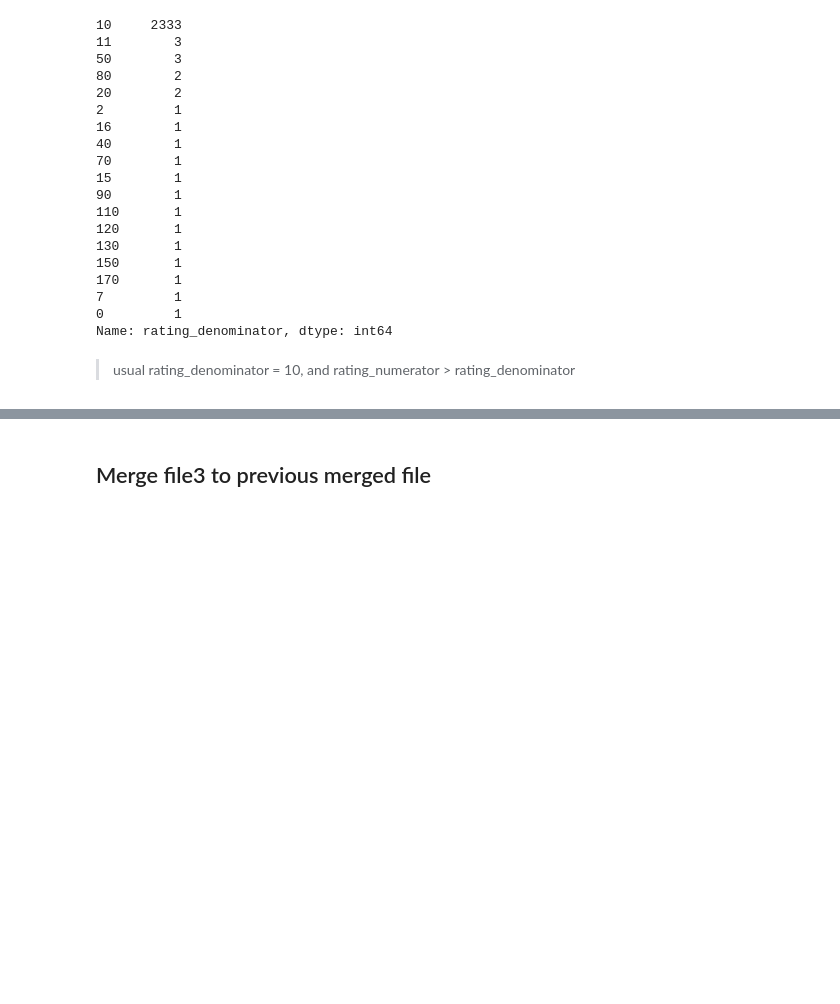
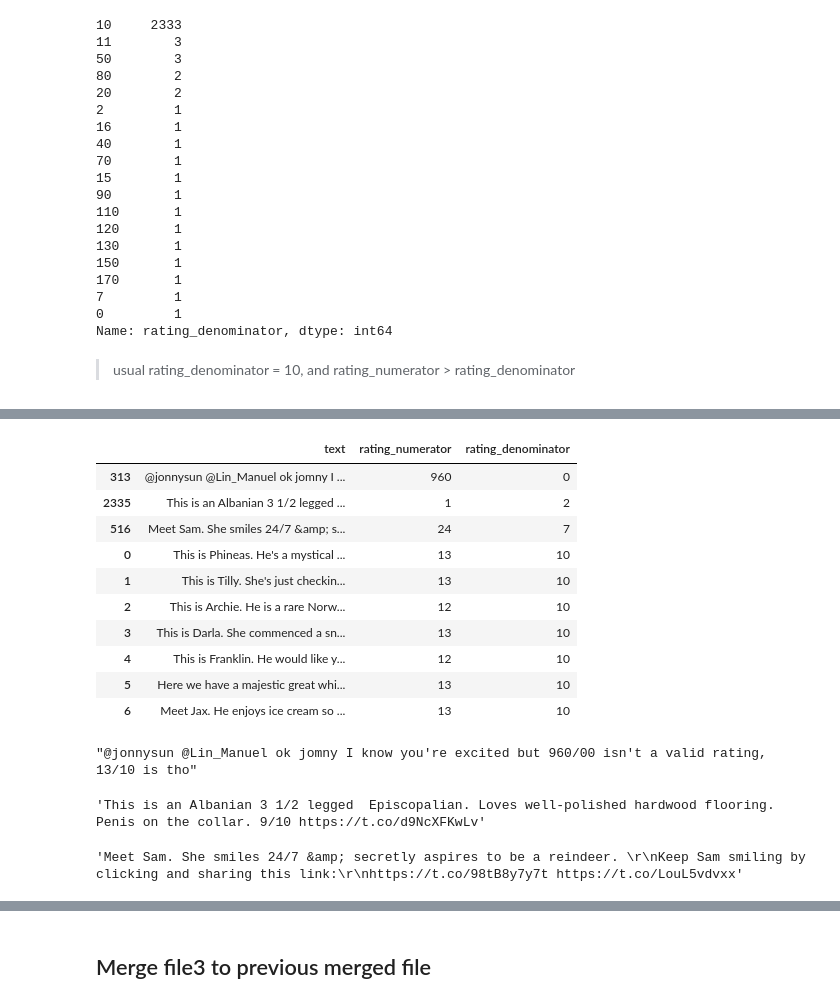
Before and after one commit to Langzzx/dand-advanced-2018, a Jupyter notebook: Data Wrangling and Cleaning/wrangle_act.ipynb, the cells around one changed output, grey strips where cells are left out. Saved outputs shown, nothing was run; the diff lists cells and outputs as text; code cells hidden in the pictures; blank space fills up the shorter version.

```diff
--- a/Data Wrangling and Cleaning/wrangle_act.ipynb
+++ b/Data Wrangling and Cleaning/wrangle_act.ipynb
@@ -543,14 +542,0 @@ l3
-# %%
-df_twitter_clean2['name2'] = np.nan
-#not_name_list = ['This', 'Very', 'We', 'Please', 'Pls', 'He', 'You', 'Here', 'All']
-
-for i in range(len(df_twitter_clean2['name'])):
-    text = df_twitter_clean2.loc[i, 'text']
-    names = re.findall(r'\s([A-Z]{1}[a-z]+)', text)
-    if len(names) == 0:
-        df_twitter_clean2.loc[i, 'name2'] = names[0]
-    elif
-    names[0] == 'This' or names[0] == 'It':
-        df_twitter_clean2.loc[i, 'name2'] = names[1]
-    else:
-        df_twitter_clean2.loc[i, 'name2'] = names[0]
@@ -578,0 +590,14 @@ Name: name2, Length: 1213, dtype: int64
+# %%
+df_twitter_clean2['name2'] = np.nan
+not_name_list = ['This', 'Meet', 'Thank', 'It', 'Both', 'Very', 'We', 'Please', 'Pls', 'He', 'You', 'Here', 'All', 'Looks', 'Not']
+
+for i in range(len(df_twitter_clean2)):
+    text = df_twitter_clean2.loc[i, 'text']
+    names = re.findall(r'\s([A-Z]{1}[a-z]+)', text) # find a first letter is upper and space in front
+
+    for name in not_name_list:
+        if name in names:
+            names.remove(name)
+
+    if names:
+            df_twitter_clean2.loc[i, 'name2'] = names[0]
@@ -578,0 +652,5 @@ Name: name2, Length: 1213, dtype: int64
+# %%
+# remove original name
+df_twitter_clean3 = df_twitter_clean2.drop('name', axis=1)
+# %%
+df_twitter_clean3.rename(columns={'name2': 'Dog_name'}, inplace=True)
@@ -692,0 +751,18 @@ df_clean3.loc[1189, 'text']
+# %%
+df_twitter_clean3.nsmallest(10, 'rating_denominator')[['text', 'rating_numerator', 'rating_denominator']]
+# %% [output]
+|  | text | rating_numerator | rating_denominator |
+| 313 | @jonnysun @Lin_Manuel ok jomny I ... | 960 | 0 |
+| 2335 | This is an Albanian 3 1/2 legged ... | 1 | 2 |
+| 516 | Meet Sam. She smiles 24/7 &amp; s... | 24 | 7 |
+| 0 | This is Phineas. He's a mystical ... | 13 | 10 |
+| 1 | This is Tilly. She's just checkin... | 13 | 10 |
+| 2 | This is Archie. He is a rare Norw... | 12 | 10 |
+| 3 | This is Darla. She commenced a sn... | 13 | 10 |
+| 4 | This is Franklin. He would like y... | 12 | 10 |
+| 5 | Here we have a majestic great whi... | 13 | 10 |
+| 6 | Meet Jax. He enjoys ice cream so ... | 13 | 10 |
+# %%
+df_twitter_clean3.loc[313, 'text']
+# %% [output]
+"@jonnysun @Lin_Manuel ok jomny I know you're excited but 960/00 isn't a valid rating, 13/10 is tho"
@@ -692,0 +771,4 @@ df_clean3.loc[1189, 'text']
+# %%
+df_twitter_clean3.loc[2335, 'text']
+# %% [output]
+'This is an Albanian 3 1/2 legged  Episcopalian. Loves well-polished hardwood flooring. Penis on the collar. 9/10 https://t.co/d9NcXFKwLv'
@@ -692,0 +777,4 @@ df_clean3.loc[1189, 'text']
+# %%
+df_twitter_clean3.loc[516, 'text']
+# %% [output]
+'Meet Sam. She smiles 24/7 &amp; secretly aspires to be a reindeer. \r\nKeep Sam smiling by clicking and sharing this link:\r\nhttps://t.co/98tB8y7y7t https://t.co/LouL5vdvxx'
```
Also changed, not shown: parts of 101 cells of this notebook, 1 other file.
